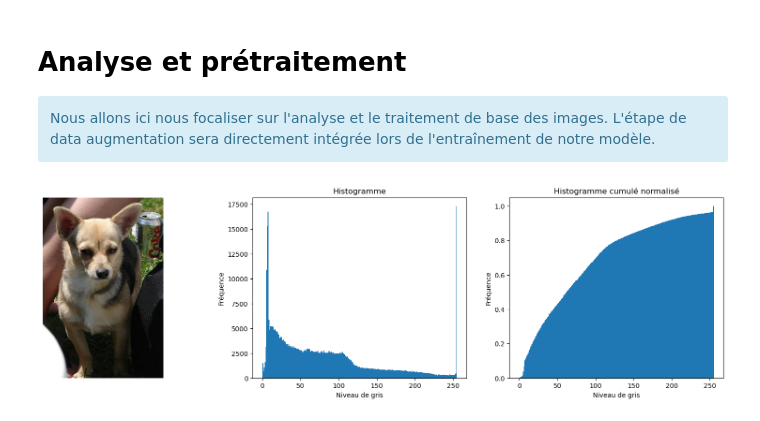
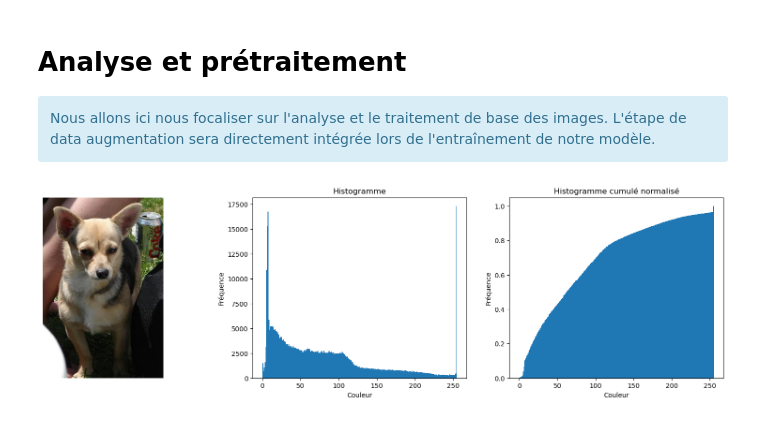
Before and after one commit to BiGHeaDMaX/Identifier-Races-Chiens-avec-TensorFlow, a Jupyter notebook: 01 - Analyse et prétraitements.ipynb, the cells around one changed output. Drawn from its saved outputs; the diff is of its cells as text; code cells hidden in the pictures.

Commit message:
Image Shower et test de whitenizing

```diff
--- a/01 - Analyse et prétraitements.ipynb
+++ b/01 - Analyse et prétraitements.ipynb
@@ -37,31 +37,36 @@ file_names = [os.path.basename(dossier) for dossier in data_path]
 # Ouverture des images avec PIL.image
 img_pil = [Image.open(ligne) for ligne in data_path]
 # %%
-# Charger l'image comme matrice de pixels
-img = np.array(img_pil[0])
+def image_shower(img):
+    # Si l'image entrée n'est pas un array,
+    # on le convertit
+    if not isinstance(img, np.ndarray):
+        img = np.array(img)
 
-# Générer et afficher l'histogramme à droite de l'image
-fig, (ax1, ax2, ax3) = plt.subplots(1, 3, figsize=(20, 5))
+    # Générer et afficher l'histogramme à droite de l'image
+    fig, (ax1, ax2, ax3) = plt.subplots(1, 3, figsize=(20, 5))
 
-# Afficher l'image à gauche
-ax1.imshow(np.array(img), cmap='gray')  # Spécifier la colormap 'gray' pour que ça soit bien interprété comme une image en noir et blanc
-ax1.axis('off')  # Masquer les axes
+    # Afficher l'image à gauche
+    ax1.imshow(np.array(img))  # Spécifier la colormap 'gray' pour que ça soit bien interprété comme une image en noir et blanc
+    ax1.axis('off')  # Masquer les axes
 
-# Générer et afficher l'histogramme à droite
-ax2.hist(np.array(img).flatten(), bins=range(256))
-ax2.set_title('Histogramme')
-ax2.set_xlabel('Niveau de gris')
-ax2.set_ylabel('Fréquence')
+    # Générer et afficher l'histogramme à droite
+    ax2.hist(np.array(img).flatten(), bins=range(256))
+    ax2.set_title('Histogramme')
+    ax2.set_xlabel('Couleur')
+    ax2.set_ylabel('Fréquence')
 
-# Générer et afficher l'histogramme à droite
-ax3.hist(np.array(img).flatten(), bins=range(256), density=True, cumulative=True)
-ax3.set_title('Histogramme cumulé normalisé')
-ax3.set_xlabel('Niveau de gris')
-ax3.set_ylabel('Fréquence')
+    # Générer et afficher l'histogramme à droite
+    ax3.hist(np.array(img).flatten(), bins=range(256), density=True, cumulative=True)
+    ax3.set_title('Histogramme cumulé normalisé')
+    ax3.set_xlabel('Couleur')
+    ax3.set_ylabel('Fréquence')
 
-plt.show()
+    plt.show()
-# %% [output]
-[figure, removed]
+# %%
+image_shower(img_pil[0])
+# %% [output]
+[figure, added]
 # %%
 for i in range(len(img_pil)):
 
```
Also changed, not shown: parts of 14 cells of this notebook.
